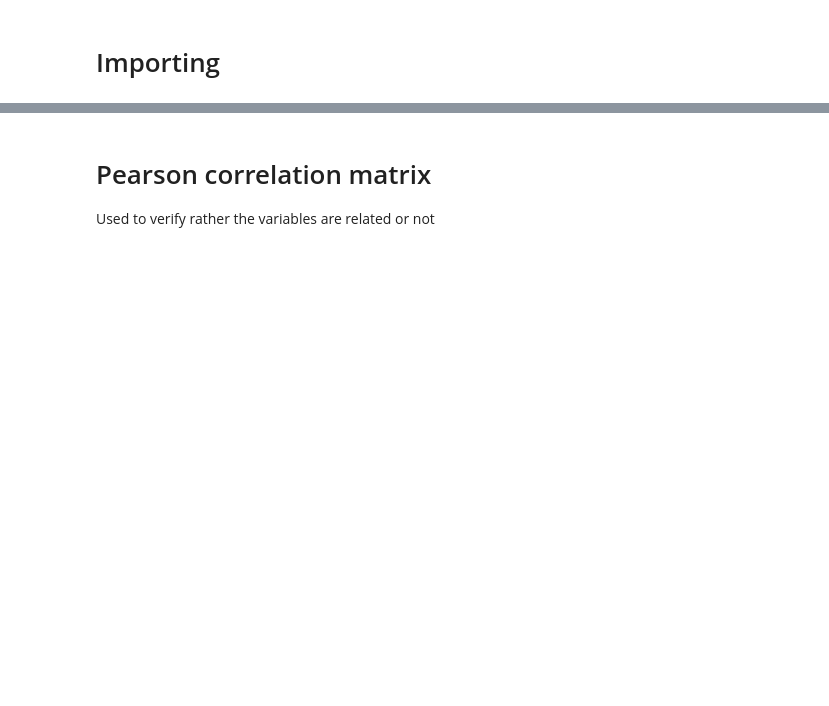
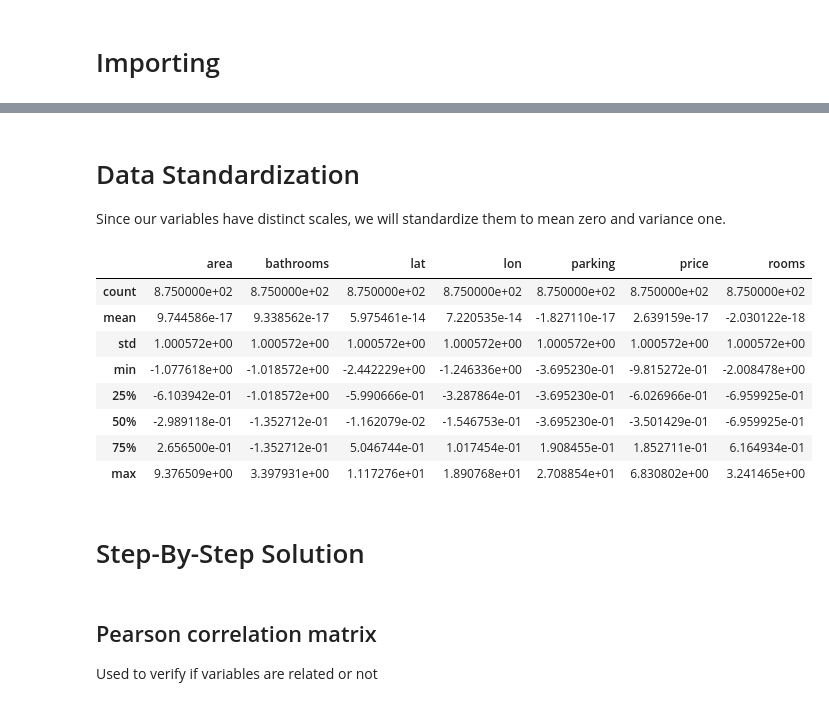
Before and after one commit to marcuszucareli/housing-data-insights, a Jupyter notebook: data_analysis.ipynb, the cells around one changed output, grey strips where cells are left out. Cells and saved outputs as stored; diff of their text form; code cells hidden in the pictures; blank space fills up the shorter version.

```diff
--- a/data_analysis.ipynb
+++ b/data_analysis.ipynb
@@ -35,5 +91,26 @@ memory usage: 54.7 KB
+# %% [markdown]
+# Data Standardization
+
+Since our variables have distinct scales, we will standardize them to mean zero and variance one.
+# %%
+# Standard df
+scaler = StandardScaler()
+st_df = pd.DataFrame(scaler.fit_transform(df), columns=df.columns)
+st_df.describe()
+# %% [output]
+|  | area | bathrooms | lat | lon | parking | price | rooms |
+| count | 8.750000e+02 | 8.750000e+02 | 8.750000e+02 | 8.750000e+02 | 8.750000e+02 | 8.750000e+02 | 8.750000e+02 |
+| mean | 9.744586e-17 | 9.338562e-17 | 5.975461e-14 | 7.220535e-14 | -1.827110e-17 | 2.639159e-17 | -2.030122e-18 |
+| std | 1.000572e+00 | 1.000572e+00 | 1.000572e+00 | 1.000572e+00 | 1.000572e+00 | 1.000572e+00 | 1.000572e+00 |
+| min | -1.077618e+00 | -1.018572e+00 | -2.442229e+00 | -1.246336e+00 | -3.695230e-01 | -9.815272e-01 | -2.008478e+00 |
+| 25% | -6.103942e-01 | -1.018572e+00 | -5.990666e-01 | -3.287864e-01 | -3.695230e-01 | -6.026966e-01 | -6.959925e-01 |
+| 50% | -2.989118e-01 | -1.352712e-01 | -1.162079e-02 | -1.546753e-01 | -3.695230e-01 | -3.501429e-01 | -6.959925e-01 |
+| 75% | 2.656500e-01 | -1.352712e-01 | 5.046744e-01 | 1.017454e-01 | 1.908455e-01 | 1.852711e-01 | 6.164934e-01 |
+| max | 9.376509e+00 | 3.397931e+00 | 1.117276e+01 | 1.890768e+01 | 2.708854e+01 | 6.830802e+00 | 3.241465e+00 |
+# %% [markdown]
+# Step-By-Step Solution
 # %% [markdown]
-# Pearson correlation matrix
+## Pearson correlation matrix
 
-Used to verify rather the variables are related or not
+Used to verify if variables are related or not
 # %%
```
Also changed, not shown: parts of 40 cells of this notebook, 1 other file.
